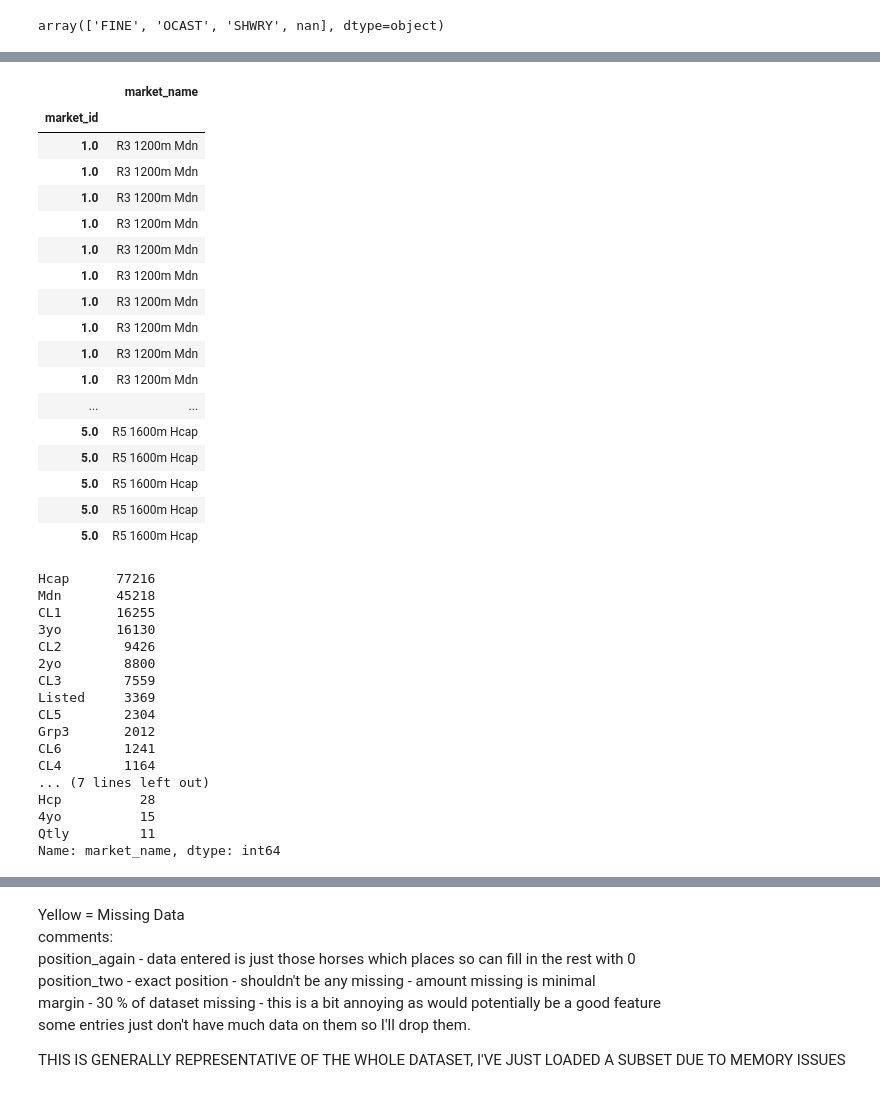
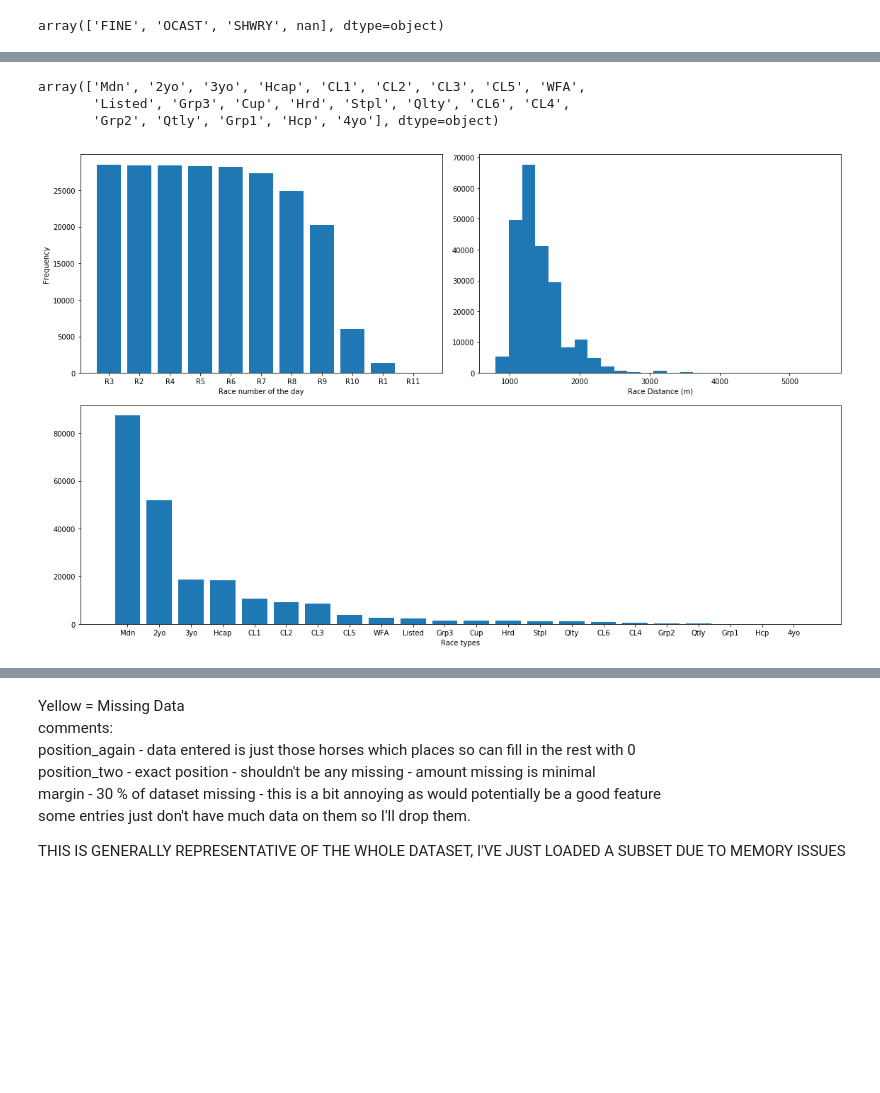
Before and after one commit to thigton/horsing_around, a Jupyter notebook: Data Exploration.ipynb, the cells around one changed output, grey strips where cells are left out. Saved outputs shown, nothing was run; the diff lists cells and outputs as text; code cells hidden in the pictures; blank space fills up the shorter version.

```diff
--- a/Data Exploration.ipynb
+++ b/Data Exploration.ipynb
@@ -92,41 +84,21 @@ ax3.bar(horses['third'].unique(), horses['third'].value_counts())
-# %%
-horses[['market_name']].head(50)
-# %% [output]
-|  | market_name |
-| market_id |  |
-| 1.0 | R3 1200m Mdn |
-| 1.0 | R3 1200m Mdn |
-| 1.0 | R3 1200m Mdn |
-| 1.0 | R3 1200m Mdn |
-| 1.0 | R3 1200m Mdn |
-| 1.0 | R3 1200m Mdn |
-| 1.0 | R3 1200m Mdn |
-| 1.0 | R3 1200m Mdn |
-| 1.0 | R3 1200m Mdn |
-| 1.0 | R3 1200m Mdn |
-| ... | ... |
-| 5.0 | R5 1600m Hcap |
-| 5.0 | R5 1600m Hcap |
-| 5.0 | R5 1600m Hcap |
-| 5.0 | R5 1600m Hcap |
-| 5.0 | R5 1600m Hcap |
-# %%
-parts['third'].value_counts()
-# %% [output]
-Hcap      77216
-Mdn       45218
-CL1       16255
-3yo       16130
-CL2        9426
-2yo        8800
-CL3        7559
-Listed     3369
-CL5        2304
-Grp3       2012
-CL6        1241
-CL4        1164
-... (7 lines left out)
-Hcp          28
-4yo          15
-Qtly         11
-Name: market_name, dtype: int64
+# %%
+horses['race_type'].unique()
+# %% [output]
+array(['Mdn', '2yo', '3yo', 'Hcap', 'CL1', 'CL2', 'CL3', 'CL5', 'WFA',
+       'Listed', 'Grp3', 'Cup', 'Hrd', 'Stpl', 'Qlty', 'CL6', 'CL4',
+       'Grp2', 'Qtly', 'Grp1', 'Hcp', '4yo'], dtype=object)
+# %%
+plt.figure(figsize = (16,10))
+ax1 = plt.subplot2grid((2, 2), (0, 0), colspan=1)
+ax2 = plt.subplot2grid((2, 2), (0, 1), colspan=1)
+ax3 = plt.subplot2grid((2, 2), (1, 0), colspan=2)
+ax1.bar(horses['race_no'].unique(), horses['race_no'].value_counts())
+ax1.set_xlabel('Race number of the day')
+ax1.set_ylabel('Frequency')
+ax2.hist(horses['distance'],bins = 25)
+ax2.set_xlabel('Race Distance (m)')
+ax3.bar(horses['race_type'].unique(), horses['race_type'].value_counts())
+ax3.set_xlabel('Race types')
+plt.tight_layout()
+# %% [output]
+[figure, added]
```
Also changed, not shown: parts of 13 cells of this notebook.
